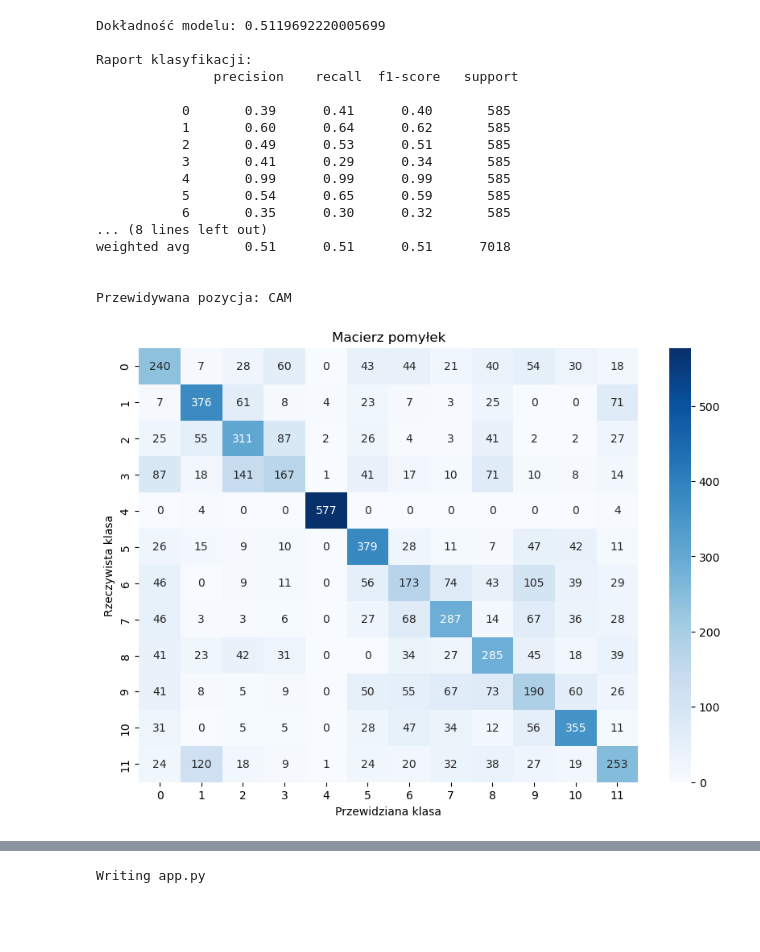
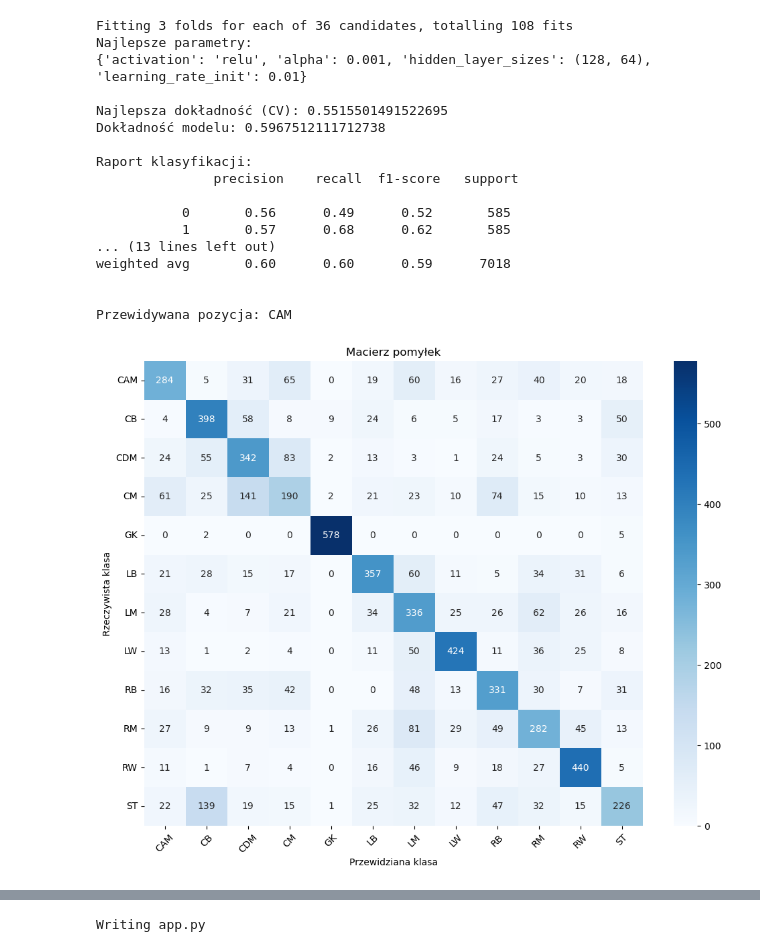
Before and after one commit to Bartosz2468/football-position-app, a Jupyter notebook: Inżynierska.ipynb, the cells around one changed output, grey strips where cells are left out. Saved outputs shown, nothing was run; the diff lists cells and outputs as text; code cells hidden in the pictures; blank space fills up the shorter version.

```diff
--- a/Inżynierska.ipynb
+++ b/Inżynierska.ipynb
@@ -176,6 +223,7 @@ from sklearn.preprocessing import LabelEncoder, StandardScaler
 from sklearn.metrics import accuracy_score, classification_report
 from sklearn.neural_network import MLPClassifier
 from imblearn.over_sampling import SMOTE
+from sklearn.model_selection import GridSearchCV
 
 # WCZYTANIE DANYCH
 df = pd.read_csv("male.csv")
@@ -213,10 +261,8 @@ scaler = StandardScaler()
 X_train = scaler.fit_transform(X_train)
 X_test = scaler.transform(X_test)
 
-#  SIEĆ NEURONOWA
-model = MLPClassifier(
-    hidden_layer_sizes=(64, 32),
-    activation='relu',
+# --- DEFINICJA MODELU BAZOWEGO ---
+mlp = MLPClassifier(
     solver='adam',
     max_iter=1200,
     early_stopping=True,
@@ -225,55 +271,87 @@ model = MLPClassifier(
     random_state=42
 )
 
+# --- SIATKA HIPERPARAMETRÓW ---
+param_grid = {
+    'hidden_layer_sizes': [
+        (64,),
+        (64, 32),
+        (128, 64)
+    ],
+    'activation': ['relu', 'tanh'],
+    'alpha': [0.0001, 0.001, 0.01],
+    'learning_rate_init': [0.001, 0.01]
+}
 
-model.fit(X_train, y_train)
+# --- GRID SEARCH ---
+grid = GridSearchCV(
+    estimator=mlp,
+    param_grid=param_grid,
+    scoring='accuracy',
+    cv=3,
+    n_jobs=-1,
+    verbose=2
+)
+
+grid.fit(X_train, y_train)
+
+print("Najlepsze parametry:")
+print(grid.best_params_)
+
+print("\nNajlepsza dokładność (CV):", grid.best_score_)
+
+# --- NAJLEPSZY MODEL ---
+best_model = grid.best_estimator_
 
 #  EWALUACJA
-y_pred = model.predict(X_test)
+y_pred = best_model.predict(X_test)
 
 print("Dokładność modelu:", accuracy_score(y_test, y_pred))
 print("\nRaport klasyfikacji:\n", classification_report(y_test, y_pred, zero_division=0))
 
 #  PRZYKŁADOWA PREDYKCJA
 new_player = pd.DataFrame([{
     'Acceleration': 70, 'Sprint Speed': 65, 'Agility': 75, 'Balance': 75,
     'Jumping': 60, 'Stamina': 40, 'Strength': 75, 'Preferred foot': 1,
     'Height': 175, 'Weight': 62, 'Age': 23
 }])
 
 new_player_scaled = scaler.transform(new_player)
 
-pred = model.predict(new_player_scaled)
+pred = best_model.predict(new_player_scaled)
 print("\nPrzewidywana pozycja:", position_encoder.inverse_transform(pred)[0])
 
 # macierz pomyłek
+labels = position_encoder.classes_
 cm = confusion_matrix(y_test, y_pred)
 
-plt.figure(figsize=(10, 7))
-sns.heatmap(cm, annot=True, fmt='d', cmap='Blues')
+plt.figure(figsize=(12, 9))
+sns.heatmap(cm, annot=True, fmt='d', cmap='Blues', xticklabels=labels, yticklabels=labels)
 plt.title("Macierz pomyłek")
 plt.xlabel("Przewidziana klasa")
 plt.ylabel("Rzeczywista klasa")
+plt.xticks(rotation=45) # Obracamy napisy na osi X dla lepszej czytelności
+plt.yticks(rotation=0)
 plt.show()
 # %% [output]
-Dokładność modelu: 0.5119692220005699
+Fitting 3 folds for each of 36 candidates, totalling 108 fits
+Najlepsze parametry:
+{'activation': 'relu', 'alpha': 0.001, 'hidden_layer_sizes': (128, 64), 'learning_rate_init': 0.01}
+
+Najlepsza dokładność (CV): 0.5515501491522695
+Dokładność modelu: 0.5967512111712738
 
 Raport klasyfikacji:
                precision    recall  f1-score   support
 
-           0       0.39      0.41      0.40       585
-           1       0.60      0.64      0.62       585
-           2       0.49      0.53      0.51       585
-           3       0.41      0.29      0.34       585
-           4       0.99      0.99      0.99       585
-           5       0.54      0.65      0.59       585
-           6       0.35      0.30      0.32       585
-... (8 lines left out)
-weighted avg       0.51      0.51      0.51      7018
+           0       0.56      0.49      0.52       585
+           1       0.57      0.68      0.62       585
+... (13 lines left out)
+weighted avg       0.60      0.60      0.59      7018
 
 
 Przewidywana pozycja: CAM
-[figure, old version]
+[figure, new version]
 # %%
 # TensorFlow - głeboka sieć neuronowa (3 warstwy ukryte)
 import pandas as pd
```
Also changed, not shown: parts of 4 cells of this notebook.
